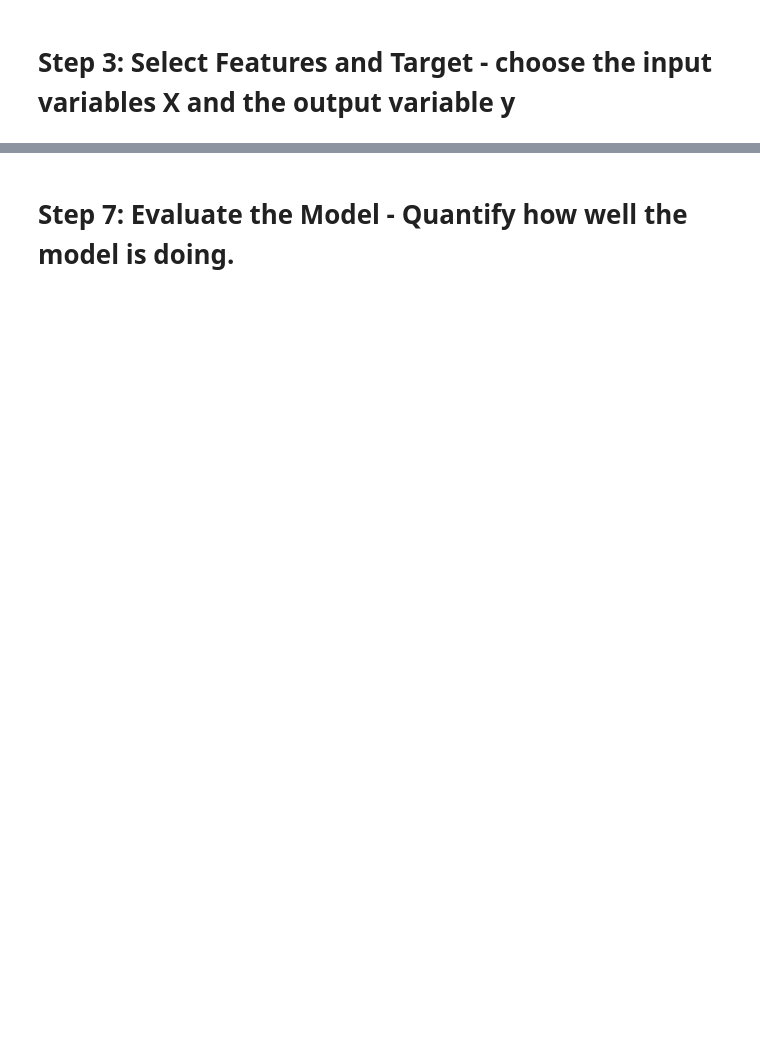
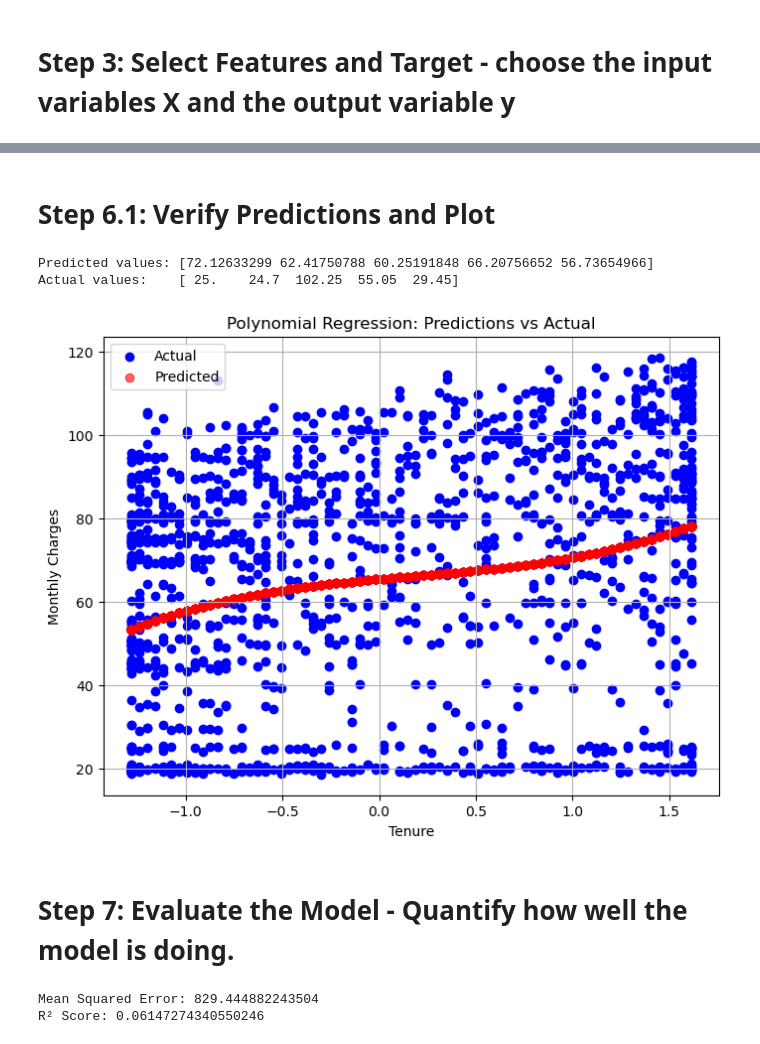
Before and after one commit to girmaat/AI-machine-learning-retail-model-demo, a Jupyter notebook: notebooks/05-regression-polynomial.ipynb, the cells around one changed output, grey strips where cells are left out. Saved outputs shown, nothing was run; the diff lists cells and outputs as text; code cells hidden in the pictures; blank space fills up the shorter version.

Commit message:
Add polynomial regression notebook with visualization and R evaluation

```diff
--- a/notebooks/05-regression-polynomial.ipynb
+++ b/notebooks/05-regression-polynomial.ipynb
@@ -49,3 +103,25 @@ plt.show()
+# %% [markdown]
+# Step 6.1: Verify Predictions and Plot
+# %%
+# Predict and print a sample
+y_pred = model.predict(X_test)
+print("Predicted values:", y_pred[:5])
+print("Actual values:   ", y_test.iloc[:5].values)
+
+# Plot actual vs predicted
+plt.figure(figsize=(8, 6))
+plt.scatter(X_test, y_test, color='blue', label='Actual')
+plt.scatter(X_test, y_pred, color='red', alpha=0.6, label='Predicted')
+plt.xlabel("Tenure")
+plt.ylabel("Monthly Charges")
+plt.title("Polynomial Regression: Predictions vs Actual")
+plt.legend()
+plt.grid(True)
+plt.show()
+# %% [output]
+Predicted values: [72.12633299 62.41750788 60.25191848 66.20756652 56.73654966]
+Actual values:    [ 25.    24.7  102.25  55.05  29.45]
+[figure, added]
 # %% [markdown]
 # Step 7: Evaluate the Model - Quantify how well the model is doing.
 # %%
@@ -54,3 +130,6 @@ r2 = r2_score(y_test, y_pred)
 
 print("Mean Squared Error:", mse)
 print("R² Score:", r2)
+# %% [output]
+Mean Squared Error: 829.444882243504
+R² Score: 0.06147274340550246
```
Also changed, not shown: parts of 10 cells of this notebook.
